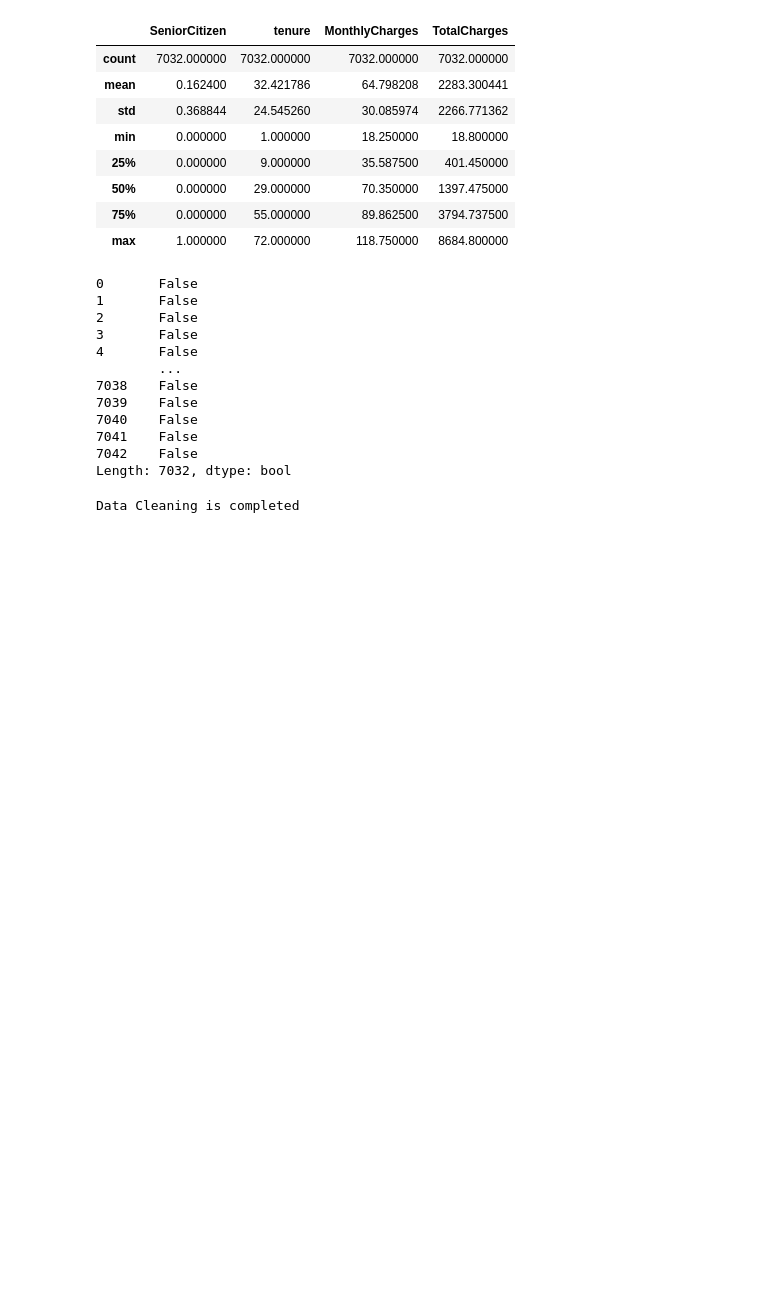
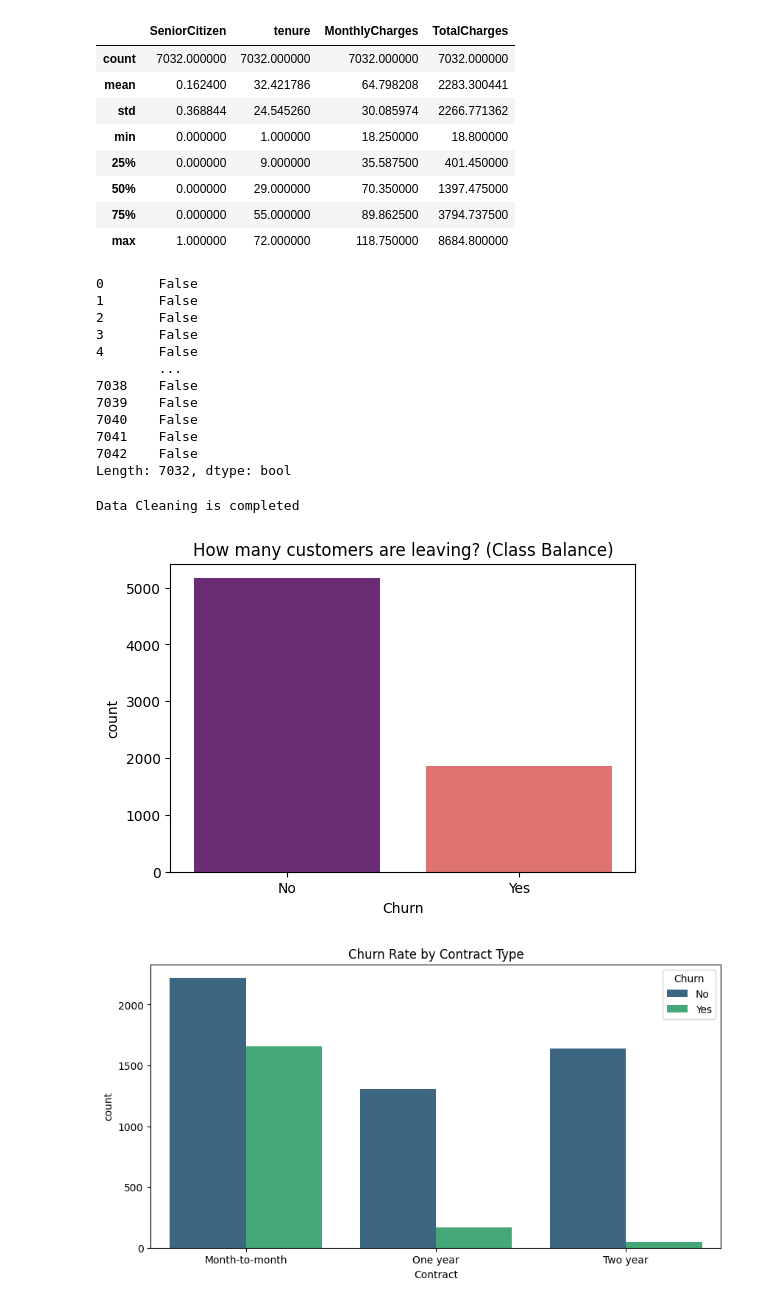
Before and after one commit to muhe-byte/Future_ML_02, a Jupyter notebook: Notebook.ipynb, the cells around one changed output. Saved outputs shown, nothing was run; the diff lists cells and outputs as text; code cells hidden in the pictures; blank space fills up the shorter version.

Commit message:
Explanatory data analysis(EDA) and and one-hot encoding finished

```diff
--- a/Notebook.ipynb
+++ b/Notebook.ipynb
@@ -113,3 +113,18 @@ Length: 7032, dtype: bool
 print("Data Cleaning is completed")
 # %% [output]
 Data Cleaning is completed
+# %%
+# 3. VISUALIZE CHURN DISTRIBUTION
+plt.figure(figsize=(6, 4))
+sns.countplot(x='Churn', data=df, palette='magma')
+plt.title('How many customers are leaving? (Class Balance)')
+plt.show()
+
+# 4. CHURN BY CONTRACT TYPE (The most important factor)
+plt.figure(figsize=(10, 5))
+sns.countplot(x='Contract', hue='Churn', data=df, palette='viridis')
+plt.title('Churn Rate by Contract Type')
+plt.show()
+# %% [output]
+[figure, added]
+[figure, added]
```
Also changed, not shown: parts of 4 cells of this notebook.
